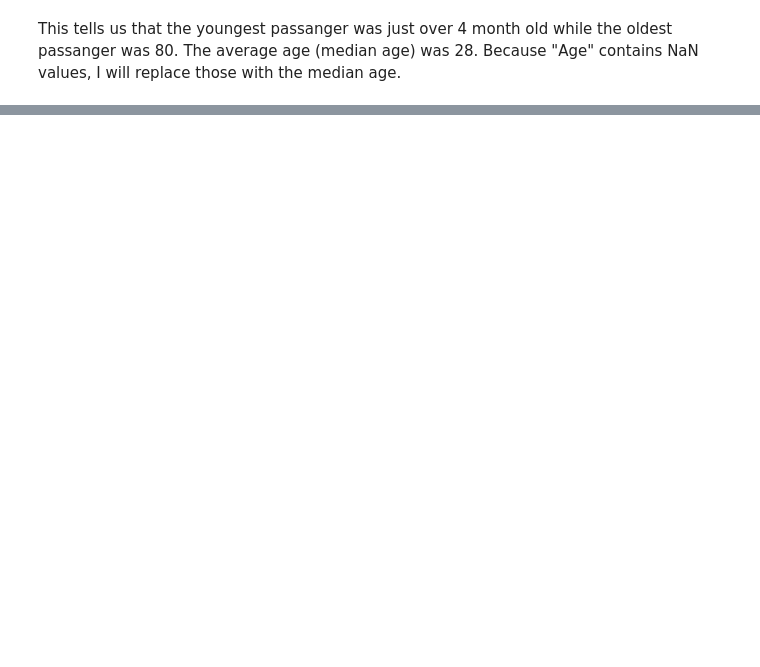
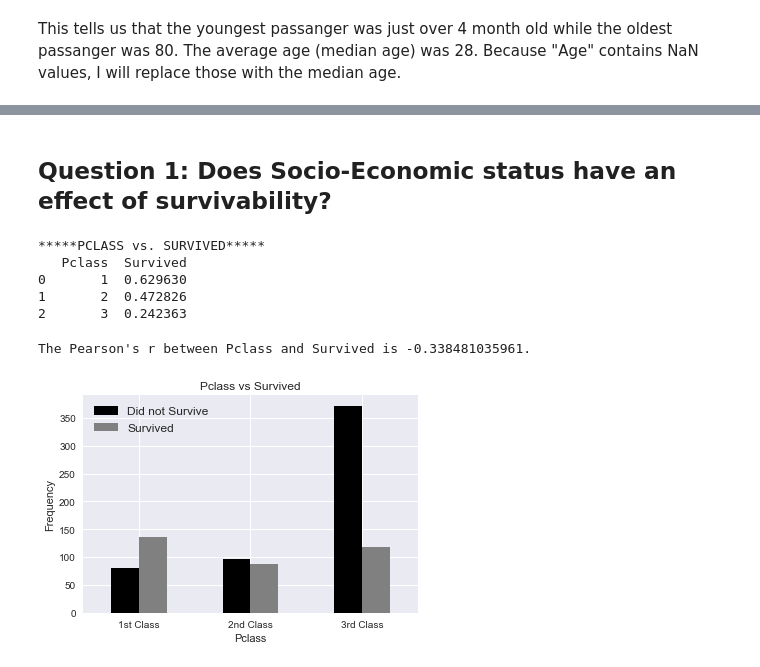
Before and after one commit to mjlsmith/Investigating-a-Dataset, a Jupyter notebook: P2-Investigate a Data Set.ipynb, the cells around one changed output, grey strips where cells are left out. Saved outputs shown, nothing was run; the diff lists cells and outputs as text; code cells hidden in the pictures; blank space fills up the shorter version.

```diff
--- a/P2-Investigate a Data Set.ipynb
+++ b/P2-Investigate a Data Set.ipynb
@@ -162,0 +187,28 @@ The "Age" variable no longer has any NaN values.
+# %% [markdown]
+## **Question 1: Does Socio-Economic status have an effect of survivability?**
+# %%
+print '*****PCLASS vs. SURVIVED*****'
+print data_df[['Pclass', 'Survived']].groupby(['Pclass'], as_index=False).mean().sort_values(by='Survived', ascending=False)
+# %% [output]
+*****PCLASS vs. SURVIVED*****
+   Pclass  Survived
+0       1  0.629630
+1       2  0.472826
+2       3  0.242363
+# %%
+corr_pclass = correlation(data_df['Pclass'], data_df['Survived'])
+print "The Pearson's r between Pclass and Survived is {}.".format(corr_pclass)
+# %% [output]
+The Pearson's r between Pclass and Survived is -0.338481035961.
+# %%
+pd.crosstab(data_df['Pclass'], data_df['Survived']).plot(kind='bar', color=['black','grey'])
+ax = plt.gca()
+ax.set_xticklabels(('1st Class','2nd Class', '3rd Class'),rotation=0)
+plt.xlabel('Pclass')
+plt.ylabel('Frequency')
+plt.title("Pclass vs Survived")
+plt.legend(('Did not Survive','Survived'),prop={'size': 12})
+
+plt.show()
+# %% [output]
+[figure, added]
```
Also changed, not shown: parts of 16 cells of this notebook.
